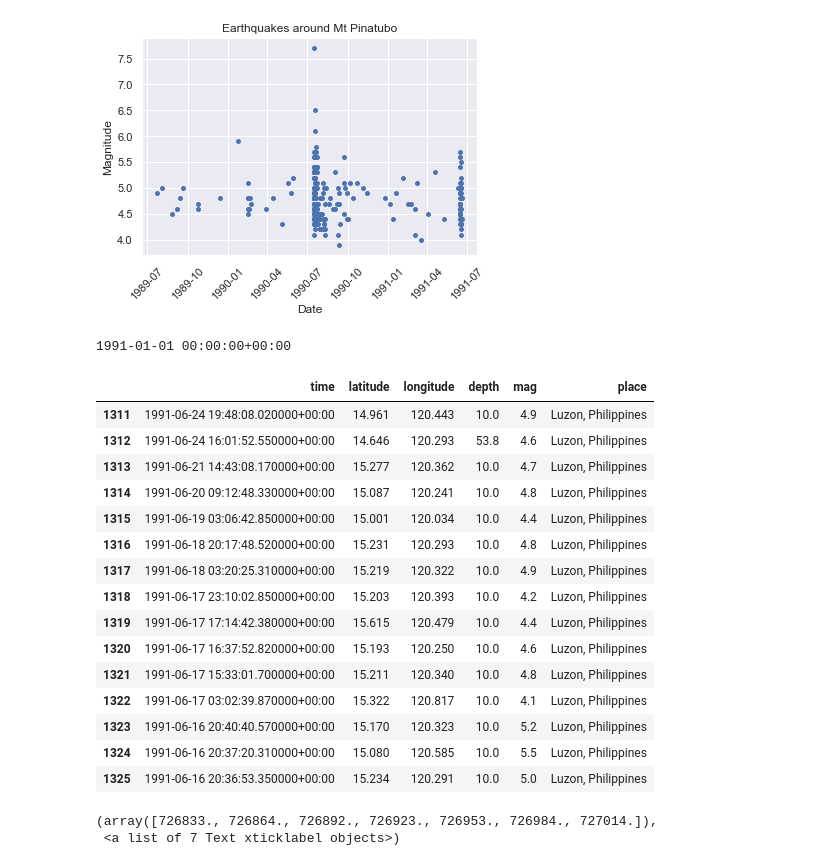
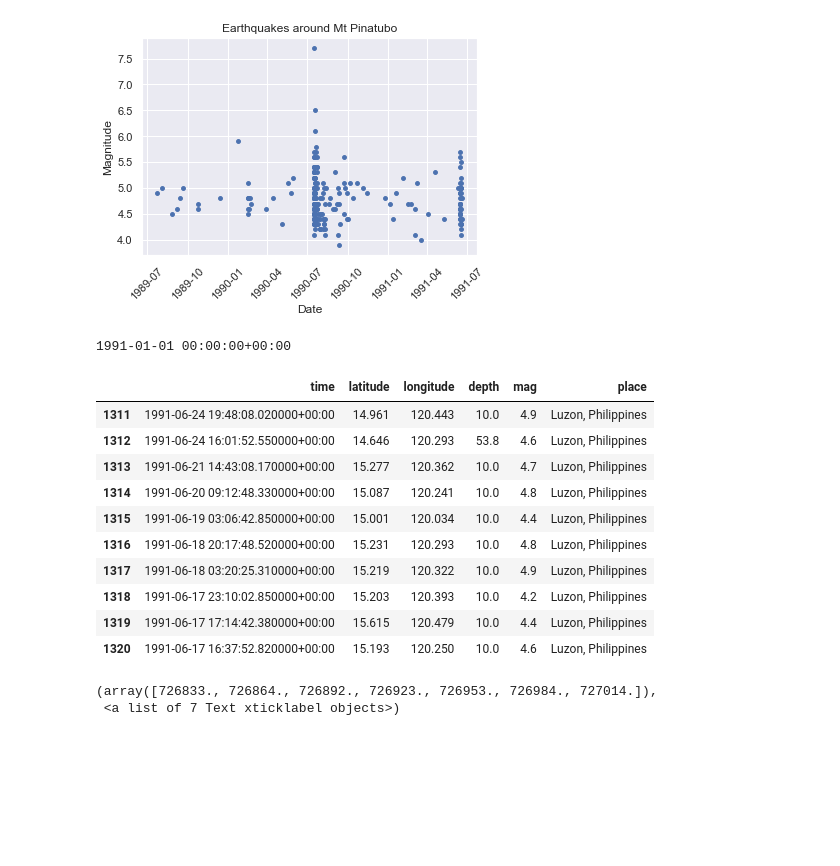
Before and after one commit to DylanHong/MtPinatubo, a Jupyter notebook: Volcano.ipynb, the cells around one changed output. Cells and saved outputs as stored; diff of their text form; code cells hidden in the pictures; blank space fills up the shorter version.

```diff
--- a/Volcano.ipynb
+++ b/Volcano.ipynb
@@ -123,35 +127,28 @@ plt.xticks(rotation=45)
         726923., 727014.]), <a list of 9 Text xticklabel objects>)
 [figure]
 # %%
-df.set_index('time')
-
+#Prior month
 dt1 = dt.datetime(1991, 1, 1, 0, 0, 0, 0, pytz.UTC)
 print(dt1)
 dt2 = dt.datetime(1991, 6, 25, 0, 0, 0, 0, pytz.UTC)
 
-
 df1991 = df.loc[(df['time'] > dt1) & (df['time'] < dt2)]
 
-df1991.head(15)
+df1991.head(10)
 #df1991 = df.loc[df['time'].dt.year == 1991]
 # %% [output]
 1991-01-01 00:00:00+00:00
 |  | time | latitude | longitude | depth | mag | place |
 | 1311 | 1991-06-24 19:48:08.020000+00:00 | 14.961 | 120.443 | 10.0 | 4.9 | Luzon, Philippines |
 | 1312 | 1991-06-24 16:01:52.550000+00:00 | 14.646 | 120.293 | 53.8 | 4.6 | Luzon, Philippines |
 | 1313 | 1991-06-21 14:43:08.170000+00:00 | 15.277 | 120.362 | 10.0 | 4.7 | Luzon, Philippines |
 | 1314 | 1991-06-20 09:12:48.330000+00:00 | 15.087 | 120.241 | 10.0 | 4.8 | Luzon, Philippines |
 | 1315 | 1991-06-19 03:06:42.850000+00:00 | 15.001 | 120.034 | 10.0 | 4.4 | Luzon, Philippines |
 | 1316 | 1991-06-18 20:17:48.520000+00:00 | 15.231 | 120.293 | 10.0 | 4.8 | Luzon, Philippines |
 | 1317 | 1991-06-18 03:20:25.310000+00:00 | 15.219 | 120.322 | 10.0 | 4.9 | Luzon, Philippines |
 | 1318 | 1991-06-17 23:10:02.850000+00:00 | 15.203 | 120.393 | 10.0 | 4.2 | Luzon, Philippines |
 | 1319 | 1991-06-17 17:14:42.380000+00:00 | 15.615 | 120.479 | 10.0 | 4.4 | Luzon, Philippines |
 | 1320 | 1991-06-17 16:37:52.820000+00:00 | 15.193 | 120.250 | 10.0 | 4.6 | Luzon, Philippines |
-| 1321 | 1991-06-17 15:33:01.700000+00:00 | 15.211 | 120.340 | 10.0 | 4.8 | Luzon, Philippines |
-| 1322 | 1991-06-17 03:02:39.870000+00:00 | 15.322 | 120.817 | 10.0 | 4.1 | Luzon, Philippines |
-| 1323 | 1991-06-16 20:40:40.570000+00:00 | 15.170 | 120.323 | 10.0 | 5.2 | Luzon, Philippines |
-| 1324 | 1991-06-16 20:37:20.310000+00:00 | 15.080 | 120.585 | 10.0 | 5.5 | Luzon, Philippines |
-| 1325 | 1991-06-16 20:36:53.350000+00:00 | 15.234 | 120.291 | 10.0 | 5.0 | Luzon, Philippines |
 # %%
 plt.scatter(df1991['time'],df1991['mag'])
 plt.title('Earthquakes around Mt Pinatubo')
```
Also changed, not shown: parts of 15 cells of this notebook.
